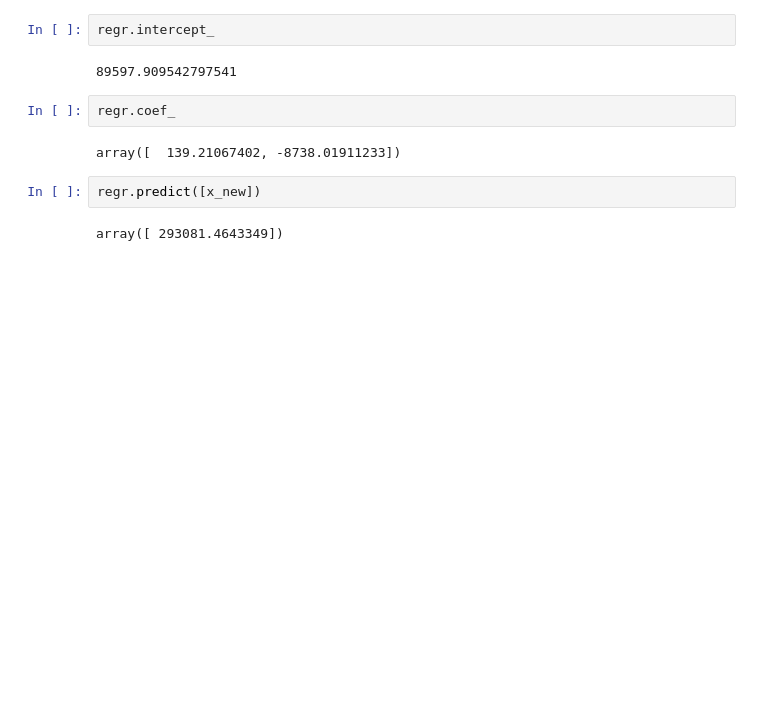
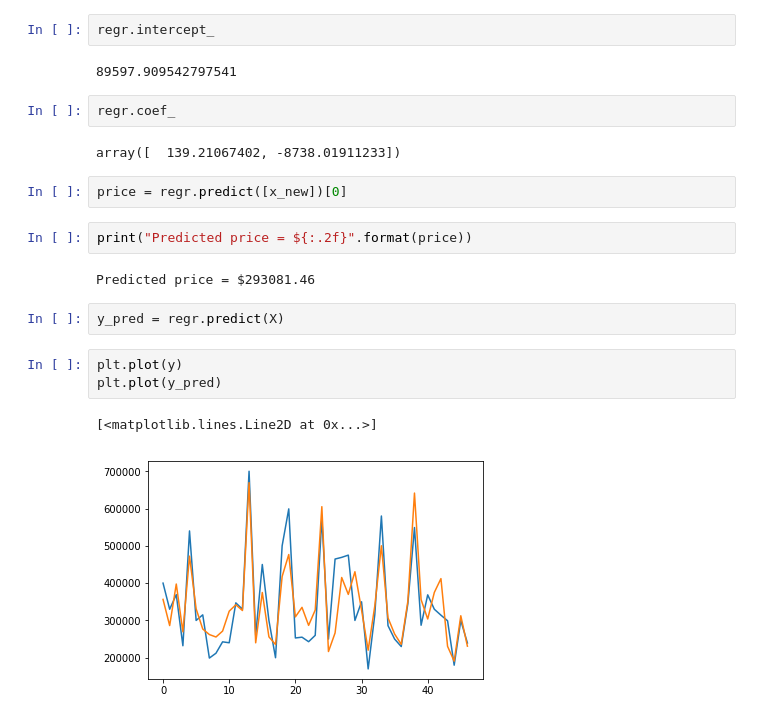
Before and after one commit to AshleySetter/MachineLearningCoursera, a Jupyter notebook: machine-learning-ex1/ex1_python/Linear_Regression_ex1.ipynb, the cells around one changed output. Cells and saved outputs as stored; diff of their text form; blank space fills up the shorter version.

```diff
--- a/machine-learning-ex1/ex1_python/Linear_Regression_ex1.ipynb
+++ b/machine-learning-ex1/ex1_python/Linear_Regression_ex1.ipynb
@@ -256,6 +279,16 @@ regr.coef_
 # %% [output]
 array([  139.21067402, -8738.01911233])
 # %%
-regr.predict([x_new])
+price = regr.predict([x_new])[0]
-# %% [output]
-array([ 293081.4643349])
+# %%
+print("Predicted price = ${:.2f}".format(price))
+# %% [output]
+Predicted price = $293081.46
+# %%
+y_pred = regr.predict(X)
+# %%
+plt.plot(y)
+plt.plot(y_pred)
+# %% [output]
+[<matplotlib.lines.Line2D at 0x...>]
+[figure, added]
```
Also changed, not shown: parts of 10 cells of this notebook.
